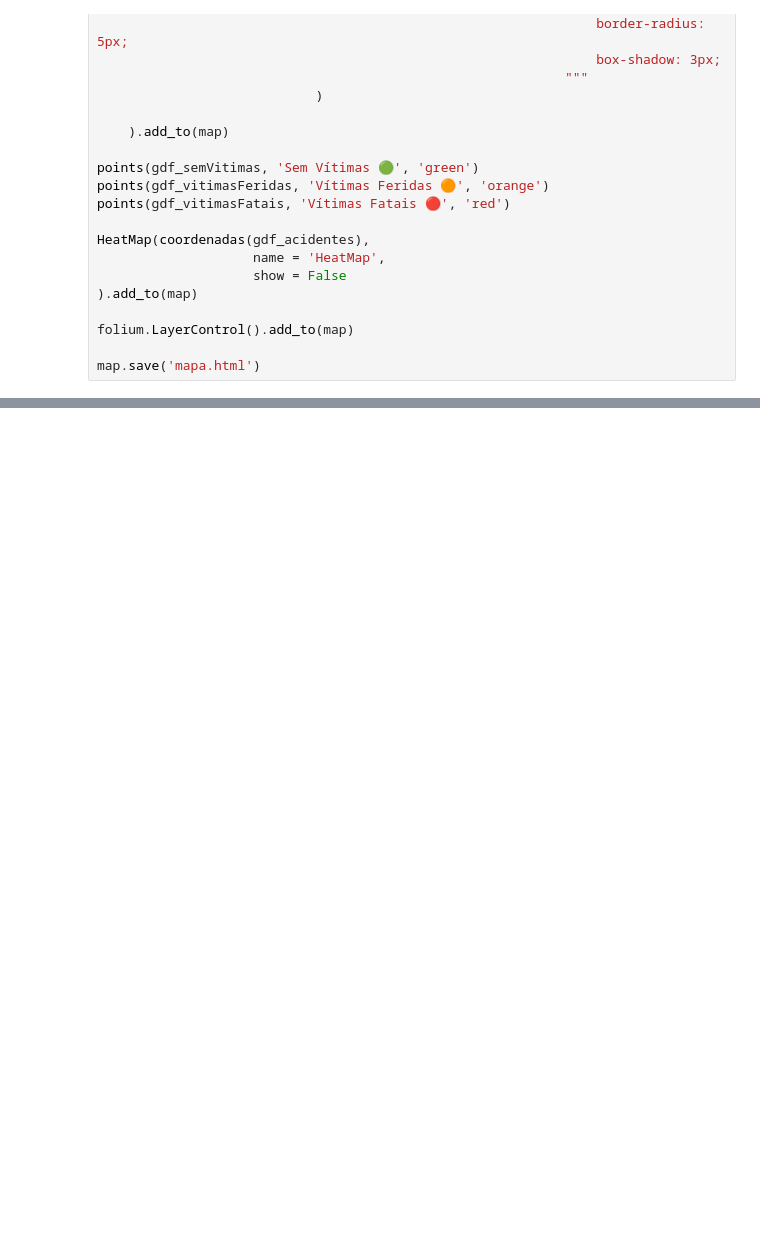
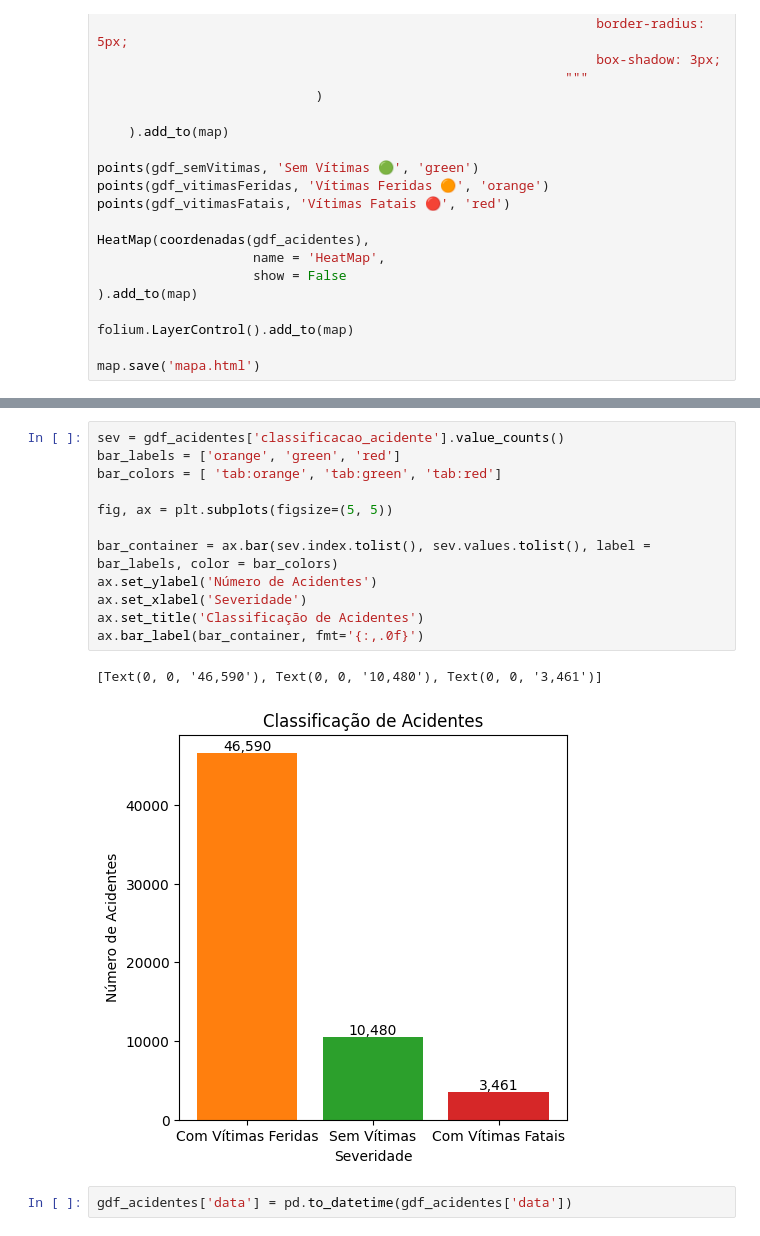
Before and after one commit to kelvenmahuaie/Python-para-GIS, a Jupyter notebook: mapa.ipynb, the cells around one changed output, grey strips where cells are left out. Drawn from its saved outputs; the diff is of its cells as text; blank space fills up the shorter version.

Commit message:
Carregando imagens e Desenvolvimento do WebMap

```diff
--- a/mapa.ipynb
+++ b/mapa.ipynb
@@ -177,0 +171,17 @@ Name: mortos, dtype: int32
+# %%
+sev = gdf_acidentes['classificacao_acidente'].value_counts()
+bar_labels = ['orange', 'green', 'red']
+bar_colors = [ 'tab:orange', 'tab:green', 'tab:red']
+
+fig, ax = plt.subplots(figsize=(5, 5))
+
+bar_container = ax.bar(sev.index.tolist(), sev.values.tolist(), label = bar_labels, color = bar_colors)
+ax.set_ylabel('Número de Acidentes')
+ax.set_xlabel('Severidade')
+ax.set_title('Classificação de Acidentes')
+ax.bar_label(bar_container, fmt='{:,.0f}')
+# %% [output]
+[Text(0, 0, '46,590'), Text(0, 0, '10,480'), Text(0, 0, '3,461')]
+[figure, added]
+# %%
+gdf_acidentes['data'] = pd.to_datetime(gdf_acidentes['data'])
```
Also changed, not shown: parts of 13 cells of this notebook, 4 other files.
